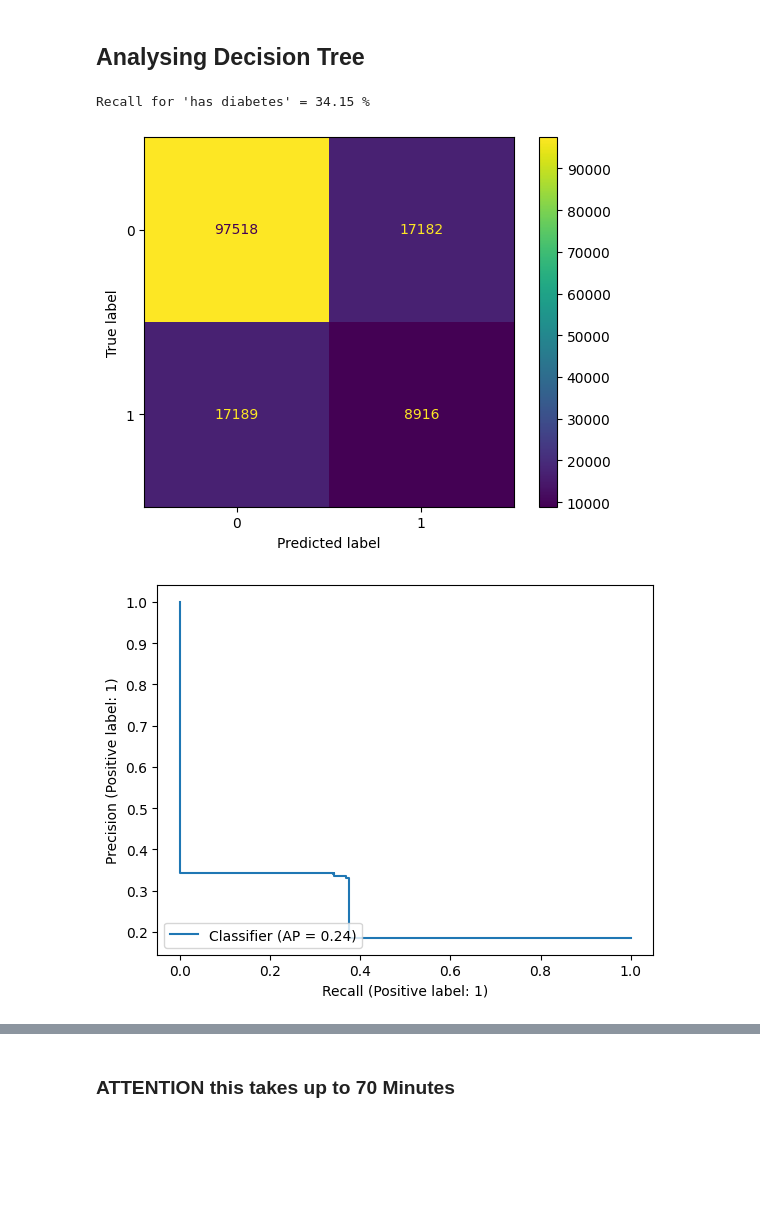
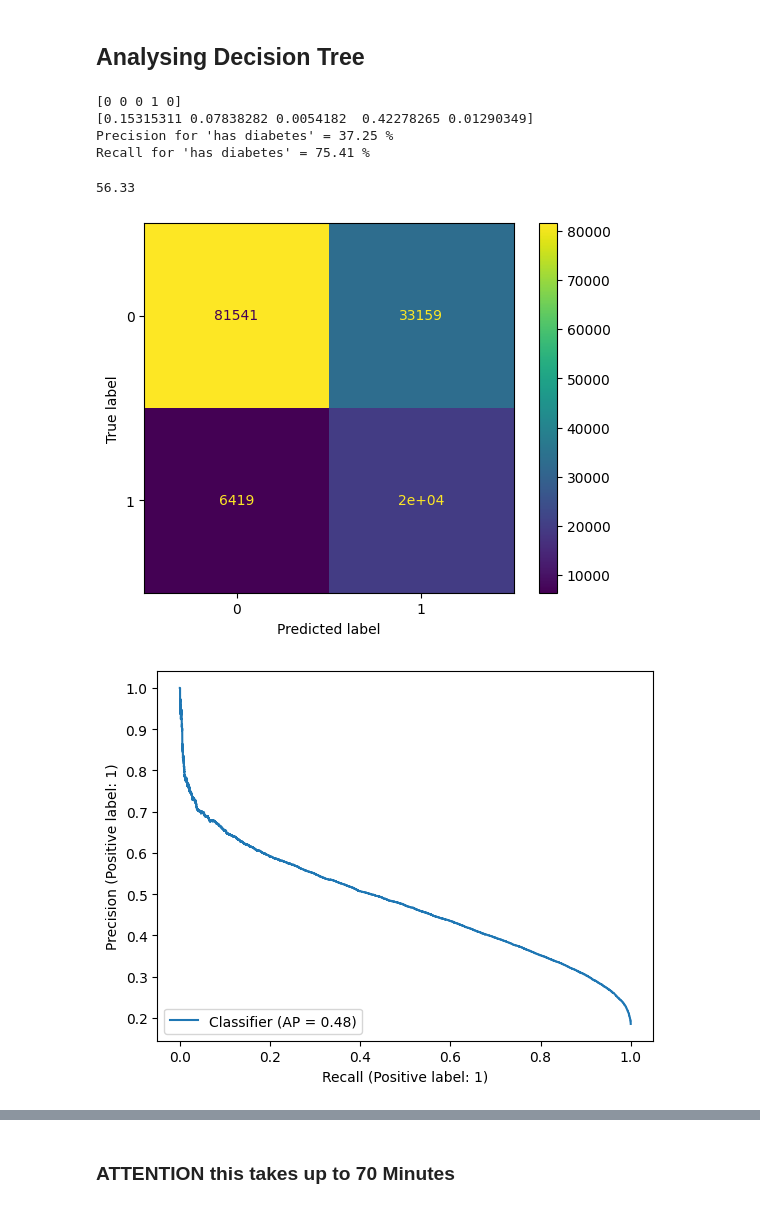
Before and after one commit to n-hundenborn/diabetes-forecasting, a Jupyter notebook: dev_model_training.ipynb, the cells around one changed output, grey strips where cells are left out. Cells and saved outputs as stored; diff of their text form; code cells hidden in the pictures; blank space fills up the shorter version.

```diff
--- a/dev_model_training.ipynb
+++ b/dev_model_training.ipynb
@@ -275,32 +268,38 @@ df_prepared.describe()
 - [ ] train-test split (maybe before data prep)
 - [ ] hyperparameter tuning
 - [ ] more stuff
+# %%
+# defining threshold - any prediction with a probability greater than this threshold will be labelled as "has diabetes"
+threshold = 0.2
 # %%
 # function plotting all relevant graphs for each model
 # ConfusionMatrixDisplay, PrecisionRecallDisplay, RocCurveDisplay
 
-def analyse_model(model: ClassifierMixin, X_test, y_test):
+def analyse_model(model: ClassifierMixin, X_test: pd.DataFrame, y_test: pd.Series, axes=None):
 
     # binary labels predicted by model
-    y_predict = model.predict(X_test)
+    y_predict = (model.predict_proba(X_test)[:,1] >= threshold).astype(int)
 
     # probability of having diabetes predicted by model
     y_proba = model.predict_proba(X_test)[:, 1]
 
+    precision, recall, _, _ = precision_recall_fscore_support(y_true=y_test, y_pred=y_predict)
+
     # print recall for 1 = has diabetes
-    recall = recall_score(y_true=y_test, y_pred=y_predict)
-    print(f"Recall for 'has diabetes' = {round(recall * 100, 2)} %")
+    print(f"Precision for 'has diabetes' = {round(precision[1] * 100, 2)} %")
+    print(f"Recall for 'has diabetes' = {round(recall[1] * 100, 2)} %")
 
     # display Confusionmatrix
     cfm = ConfusionMatrixDisplay.from_predictions(y_test, y_predict, display_labels=model.classes_)
 
     # display precision_recall_curve
-    prd = PrecisionRecallDisplay.from_predictions(y_test, y_proba)
+    prd = PrecisionRecallDisplay.from_predictions(y_test, y_proba) # add drawstyle="default" to make the curve smoother - but less accurate
+    # print(precision_recall_curve(y_test, y_proba)[2])
 
     # display Roc Curve
     rcd = RocCurveDisplay.from_predictions(y_true=y_test, y_pred=y_predict)
 
-    # roc_auc_scores = roc_auc_score(y_true=y_test, y_score=y_score, labels= [1,0])
+    return precision_recall_curve(y_test, y_proba)
 # %%
 # drying up the code (DRY - dont repeat yourself)
 
@@ -324,8 +323,8 @@ def evaluate_model(df: pd.DataFrame, features: list, target: str, classifier: Cl
     model.fit(X_train, y_train)
     # print("Model fitted successfully")
 
-    analyse_model(model, X_test, y_test)
+    return analyse_model(model, X_test, y_test)
 
-    return model
+    # return model
     # model = ExtraTreesClassifier(random_state=42)
     # CV_model = RandomizedSearchCV(estimator=model, param_distributions=param_grid_hist, cv=4, n_jobs=2, scoring=my_recall_scorer, verbose=5)
@@ -332,12 +361,16 @@ def evaluate_model(df: pd.DataFrame, features: list, target: str, classifier: Cl
 # %% [markdown]
 ## Analysing Decision Tree
 # %%
-# model = evaluate_model(df_prepared, feature_list, target_name, HistGradientBoostingClassifier)
-model2 = evaluate_model(df_prepared, feature_list, target_name, DecisionTreeClassifier)
+model = evaluate_model(df_prepared, feature_list, target_name, HistGradientBoostingClassifier)
+# model2 = evaluate_model(df_prepared, feature_list, target_name, DecisionTreeClassifier)
 # model3 = evaluate_model(df_prepared, feature_list, target_name, RandomForestClassifier)
 
 # model = evaluate_model(features=feature_list, df=df_prepared,  target=target_name, classifier=HistGradientBoostingClassifier)
 # %% [output]
-Recall for 'has diabetes' = 34.15 %
+[0 0 0 1 0]
+[0.15315311 0.07838282 0.0054182  0.42278265 0.01290349]
+Precision for 'has diabetes' = 37.25 %
+Recall for 'has diabetes' = 75.41 %
+56.33
-[figure, old version]
+[figure, new version]
-[figure, old version]
+[figure, new version]
```
Also changed, not shown: parts of 11 cells of this notebook.
